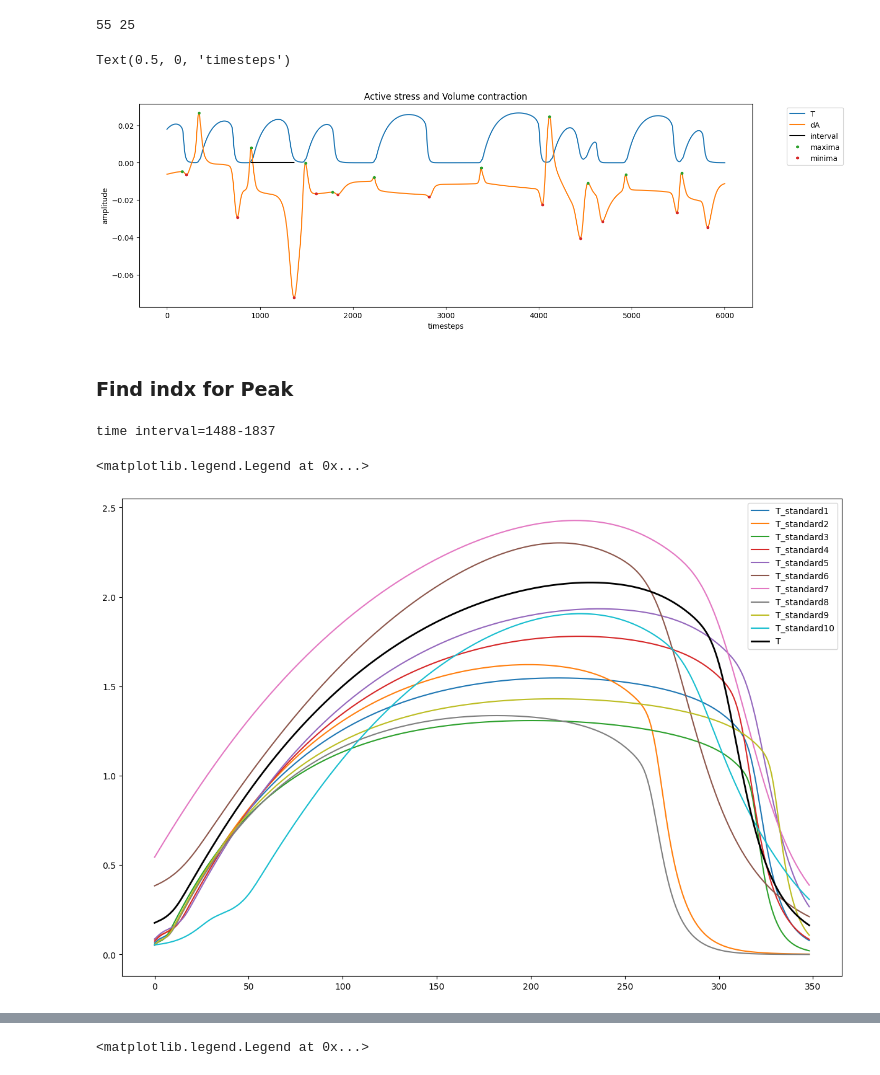
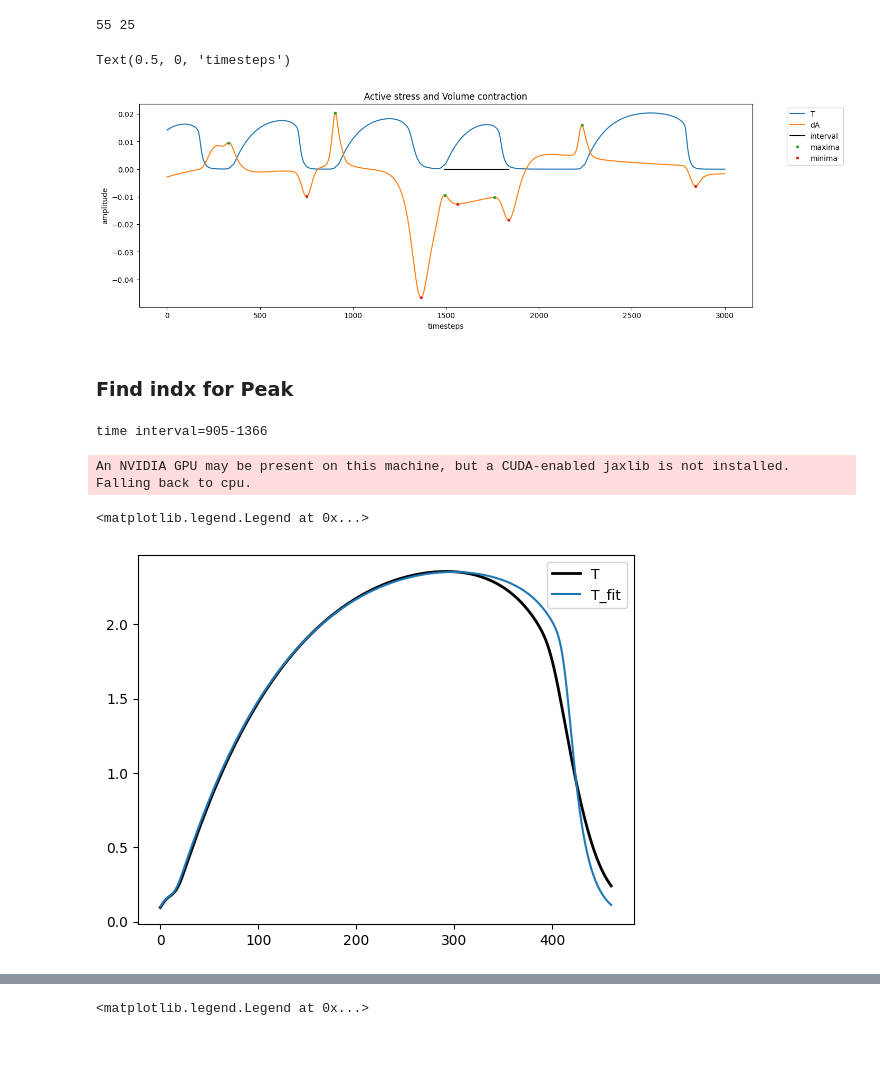
Before and after one commit to LukasBremer/SMM_AdODE_2D, a Jupyter notebook: adode_cluster/SpringMassModel/SinglePeakModel.ipynb, the cells around one changed output, grey strips where cells are left out. Drawn from its saved outputs; the diff is of its cells as text; code cells hidden in the pictures; blank space fills up the shorter version.

```diff
--- a/adode_cluster/SpringMassModel/SinglePeakModel.ipynb
+++ b/adode_cluster/SpringMassModel/SinglePeakModel.ipynb
@@ -20,7 +20,7 @@ import progressbar
 N,size,[] = read_config([],mode = 'chaos')
 
 # Load from HDF5
-with h5py.File('../data/SpringMassModel/MechanicalData/data_eta_var.h5', 'r') as f:
+with h5py.File('../data/SpringMassModel/MechanicalData/data_eta05.h5', 'r') as f:
     x_temp = f['x_temp'][:]
     x_cm_temp = f['x_cm_temp'][:]
     T = f['T'][:]
@@ -171,7 +174,7 @@ plt.xlabel('timesteps')
 #plt.savefig("activestress_volcontraction_find_peak.png")
 # %% [output]
 Text(0.5, 0, 'timesteps')
-[figure, old version]
+[figure, new version]
 # %%
 # Assuming T_standard is already defined
 # # Save the array to a file
@@ -189,7 +191,7 @@ for k in range(4):
     if k == 0:
         maxima_temp0, _ = find_peaks(dA_arr[k],prominence=.0007)#,height=.001
         minima_temp0, _ = find_peaks(-dA_arr[k],prominence=.0007)#,height=.001
-        max_indx, min_indx = index_finder(maxima_temp0,minima_temp0,dA_arr[k],start_indx=3)
+        max_indx, min_indx = index_finder(maxima_temp0,minima_temp0,dA_arr[k],start_indx=1)
 
         t_start_temp, t_stop_temp = maxima_temp0[max_indx] , minima_temp0[min_indx]
         t_peak_start = np.append(t_peak_start,t_start_temp)
@@ -210,22 +212,23 @@ t_evals = np.linspace(0,N*delta_t,N)
 t_evals = t_evals[t_start:t_stop] - t_evals[t_start]
 #define standard peak
 Delta_t_standard = t_stop - t_start
+T_standard = np.load('../data/SpringMassModel/StandardPeaks/T_standard4.npy')
 # %% [output]
-time interval=1488-1837
+time interval=905-1366
 # %%
-plt.figure(figsize=(15,10))
-for i in range(10):
-    T_standard = np.load('../data/SpringMassModel/StandardPeaks/T_standard'+str(i+1)+'.npy')
-    T_test = create_T(T_standard, t_evals, t_start, delta_t, t_peak_start,t_peak_stop)
-    plt.plot(T_test[0,:],label= 'T_standard'+str(i+1))
-
+# plt.figure(figsize=(15,10))
+# for i in range(10):
+#     T_standard = np.load('../data/SpringMassModel/StandardPeaks/T_standard'+str(i+1)+'.npy')
+#     T_test = create_T(T_standard, t_evals, t_start, delta_t, t_peak_start,t_peak_stop)
+#     plt.plot(T_test[0,:],label= 'T_standard'+str(i+1))
 T_test = create_T(T_standard, t_evals, t_start, delta_t, t_peak_start,t_peak_stop)
 plt.plot(T_arr[0,t_start:t_stop],linewidth=2.,label="T",color = 'black')
-#plt.plot(T_test[0,:],label="T_fit")
+plt.plot(T_test[0,:],label="T_fit")
 plt.legend()
 # %% [output]
-<matplotlib.legend.Legend at 0x...>
+An NVIDIA GPU may be present on this machine, but a CUDA-enabled jaxlib is not installed. Falling back to cpu.
+<matplotlib.legend.Legend at 0x...>
-[figure, old version]
+[figure, new version]
 # %%
 x_i,x_j,x_cm,l_a = shape_input_for_adoptode(x_temp[t_start:t_stop,:], x_cm_temp[t_start:t_stop,:],T[t_start:t_stop,:],i,j,l_a0) # i and j specify the cell taken from the grid
 l_a_model = l_a0/(1 + c_a * create_T(T_standard, t_evals, t_start, delta_t, t_peak_start,t_peak_stop))
```
Also changed, not shown: parts of 8 cells of this notebook, 1 other file.
